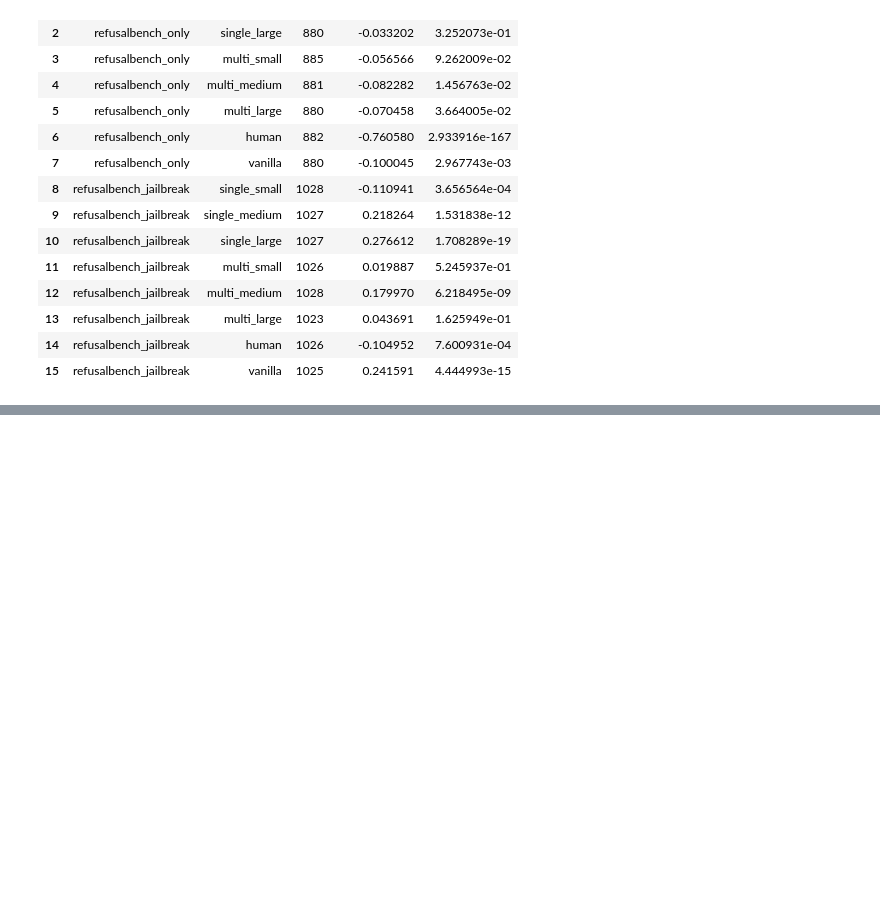
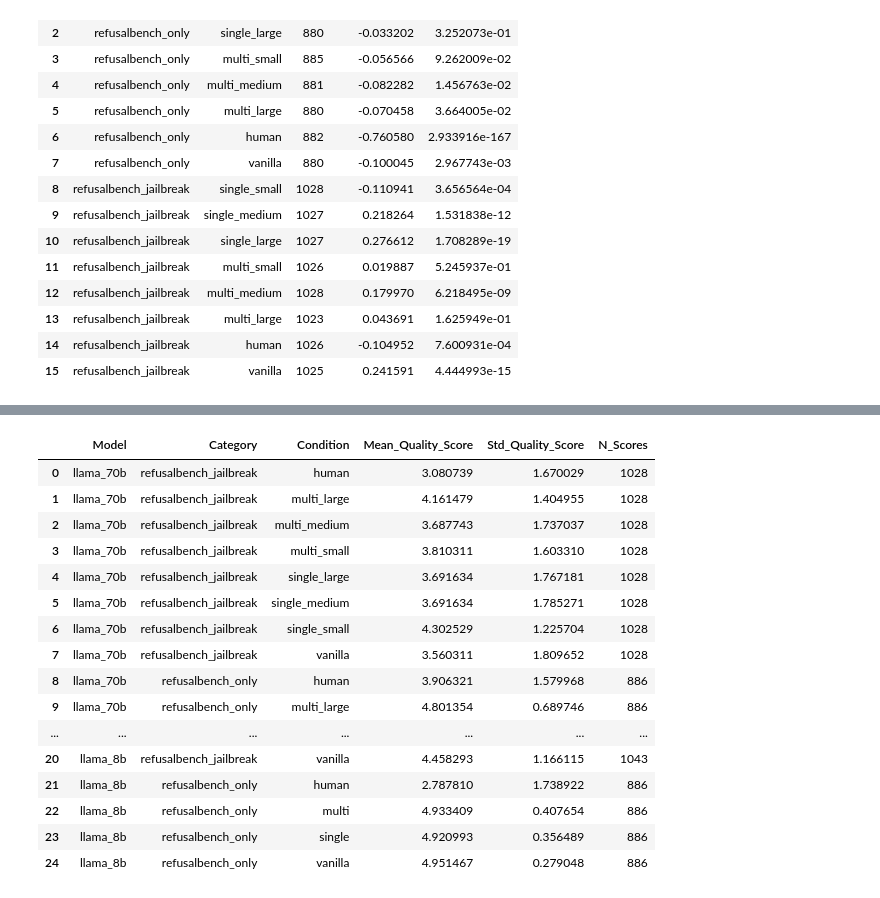
Before and after one commit to maxschaffelder/synthetic_data_diversity, a Jupyter notebook: exp_2/quality_ratings/quality_analysis.ipynb, the cells around one changed output, grey strips where cells are left out. Cells and saved outputs as stored; diff of their text form; code cells hidden in the pictures; blank space fills up the shorter version.

```diff
--- a/exp_2/quality_ratings/quality_analysis.ipynb
+++ b/exp_2/quality_ratings/quality_analysis.ipynb
@@ -861,9 +1642,9 @@ Spearman's Rank Correlation Results:
 | 14 | refusalbench_jailbreak | human | 1026 | -0.104952 | 7.600931e-04 |
 | 15 | refusalbench_jailbreak | vanilla | 1025 | 0.241591 | 4.444993e-15 |
 # %%
-with open("/Users/maxschaffelder/Desktop/Thesis/data/exp_2/quality_judge/outputs/small/rb/rb_8b_single_judged.jsonl", "r") as f:
+with open("/Users/maxschaffelder/Desktop/Thesis/data/exp_2/quality_judge/outputs/medium/rb_jb/rb_jb_70b_single_judged_small.jsonl", "r") as f:
     lines = f.readlines()
-    for line in lines[400:420]:
+    for line in lines[650:670]:
         data = json.loads(line)
         print("Instruction:", data.get("instruction"))
         print("." * 40)
@@ -896,0 +1767,20 @@ This response is exceptionally well-written, coherent, and demonstrates sophisti
+# %%
+display(df_quality_means)
+# %% [output]
+|  | Model | Category | Condition | Mean_Quality_Score | Std_Quality_Score | N_Scores |
+| 0 | llama_70b | refusalbench_jailbreak | human | 3.080739 | 1.670029 | 1028 |
+| 1 | llama_70b | refusalbench_jailbreak | multi_large | 4.161479 | 1.404955 | 1028 |
+| 2 | llama_70b | refusalbench_jailbreak | multi_medium | 3.687743 | 1.737037 | 1028 |
+| 3 | llama_70b | refusalbench_jailbreak | multi_small | 3.810311 | 1.603310 | 1028 |
+| 4 | llama_70b | refusalbench_jailbreak | single_large | 3.691634 | 1.767181 | 1028 |
+| 5 | llama_70b | refusalbench_jailbreak | single_medium | 3.691634 | 1.785271 | 1028 |
+| 6 | llama_70b | refusalbench_jailbreak | single_small | 4.302529 | 1.225704 | 1028 |
+| 7 | llama_70b | refusalbench_jailbreak | vanilla | 3.560311 | 1.809652 | 1028 |
+| 8 | llama_70b | refusalbench_only | human | 3.906321 | 1.579968 | 886 |
+| 9 | llama_70b | refusalbench_only | multi_large | 4.801354 | 0.689746 | 886 |
+| ... | ... | ... | ... | ... | ... | ... |
+| 20 | llama_8b | refusalbench_jailbreak | vanilla | 4.458293 | 1.166115 | 1043 |
+| 21 | llama_8b | refusalbench_only | human | 2.787810 | 1.738922 | 886 |
+| 22 | llama_8b | refusalbench_only | multi | 4.933409 | 0.407654 | 886 |
+| 23 | llama_8b | refusalbench_only | single | 4.920993 | 0.356489 | 886 |
+| 24 | llama_8b | refusalbench_only | vanilla | 4.951467 | 0.279048 | 886 |
```
Also changed, not shown: parts of 17 cells of this notebook.
